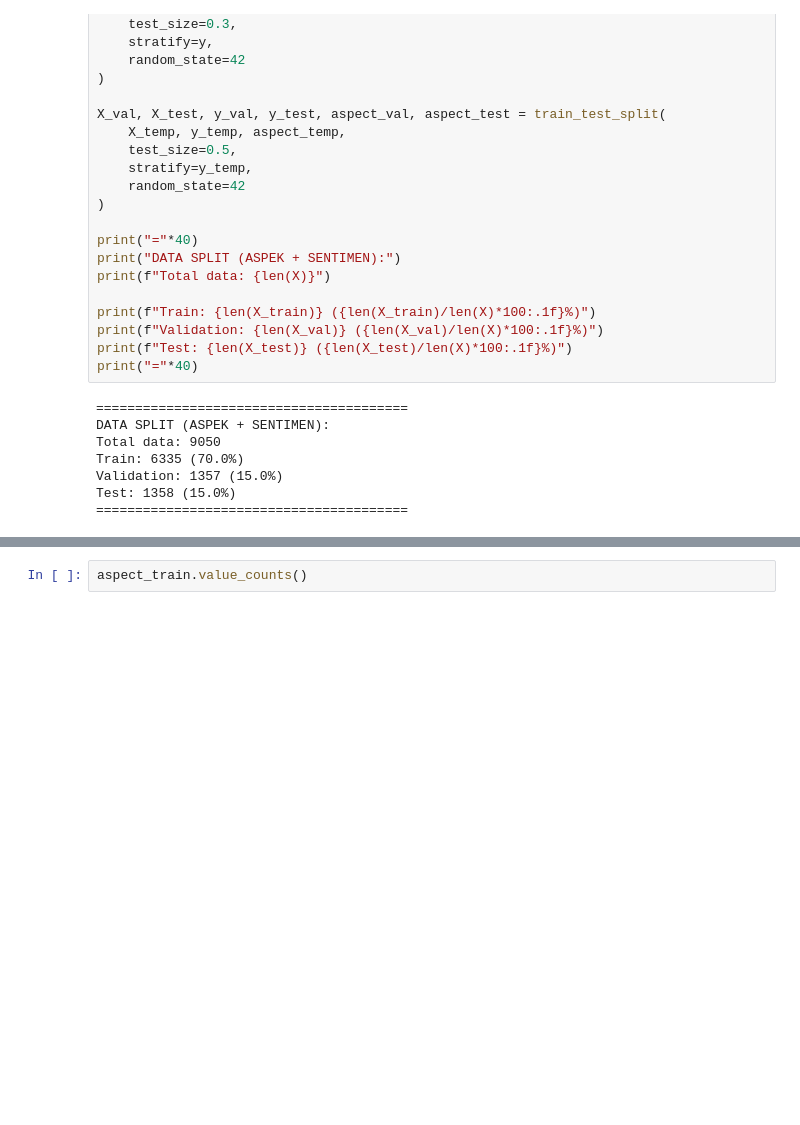
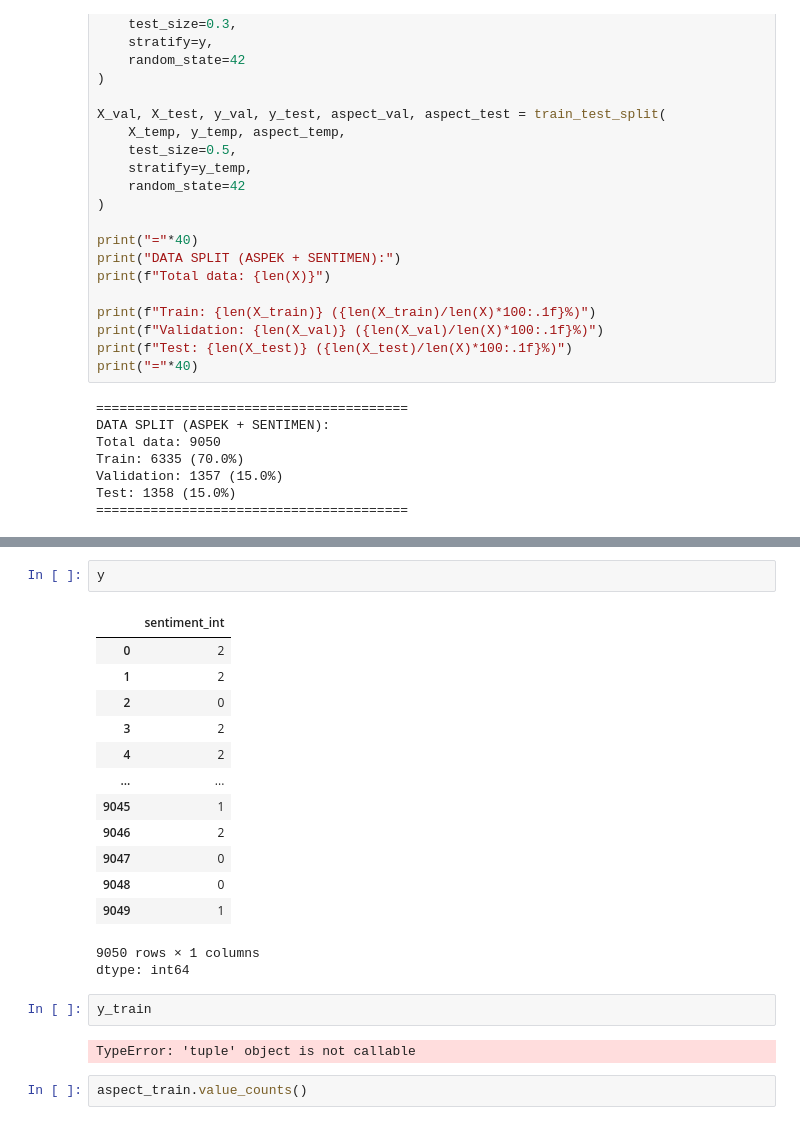
Before and after one commit to auliasaf1/mbg_absa, a Jupyter notebook: ABSA_ProgramMBG.ipynb, the cells around one changed output, grey strips where cells are left out. Saved outputs shown, nothing was run; the diff lists cells and outputs as text; blank space fills up the shorter version.

```diff
--- a/Bismillah_ABSA_Skripsi_Insyaallahfix.ipynb
+++ b/ABSA_ProgramMBG.ipynb
@@ -1386,3 +1482,24 @@ Test: 1358 (15.0%)
+# %%
+y
+# %% [output]
+|  | sentiment_int |
+| 0 | 2 |
+| 1 | 2 |
+| 2 | 0 |
+| 3 | 2 |
+| 4 | 2 |
+| ... | ... |
+| 9045 | 1 |
+| 9046 | 2 |
+| 9047 | 0 |
+| 9048 | 0 |
+| 9049 | 1 |
+9050 rows × 1 columns
+dtype: int64
+# %%
+y_train
+# %% [output]
+TypeError: 'tuple' object is not callable
 # %%
 aspect_train.value_counts()
 # %% [output]
```
Also changed, not shown: parts of 5 cells of this notebook, 1 other file.
